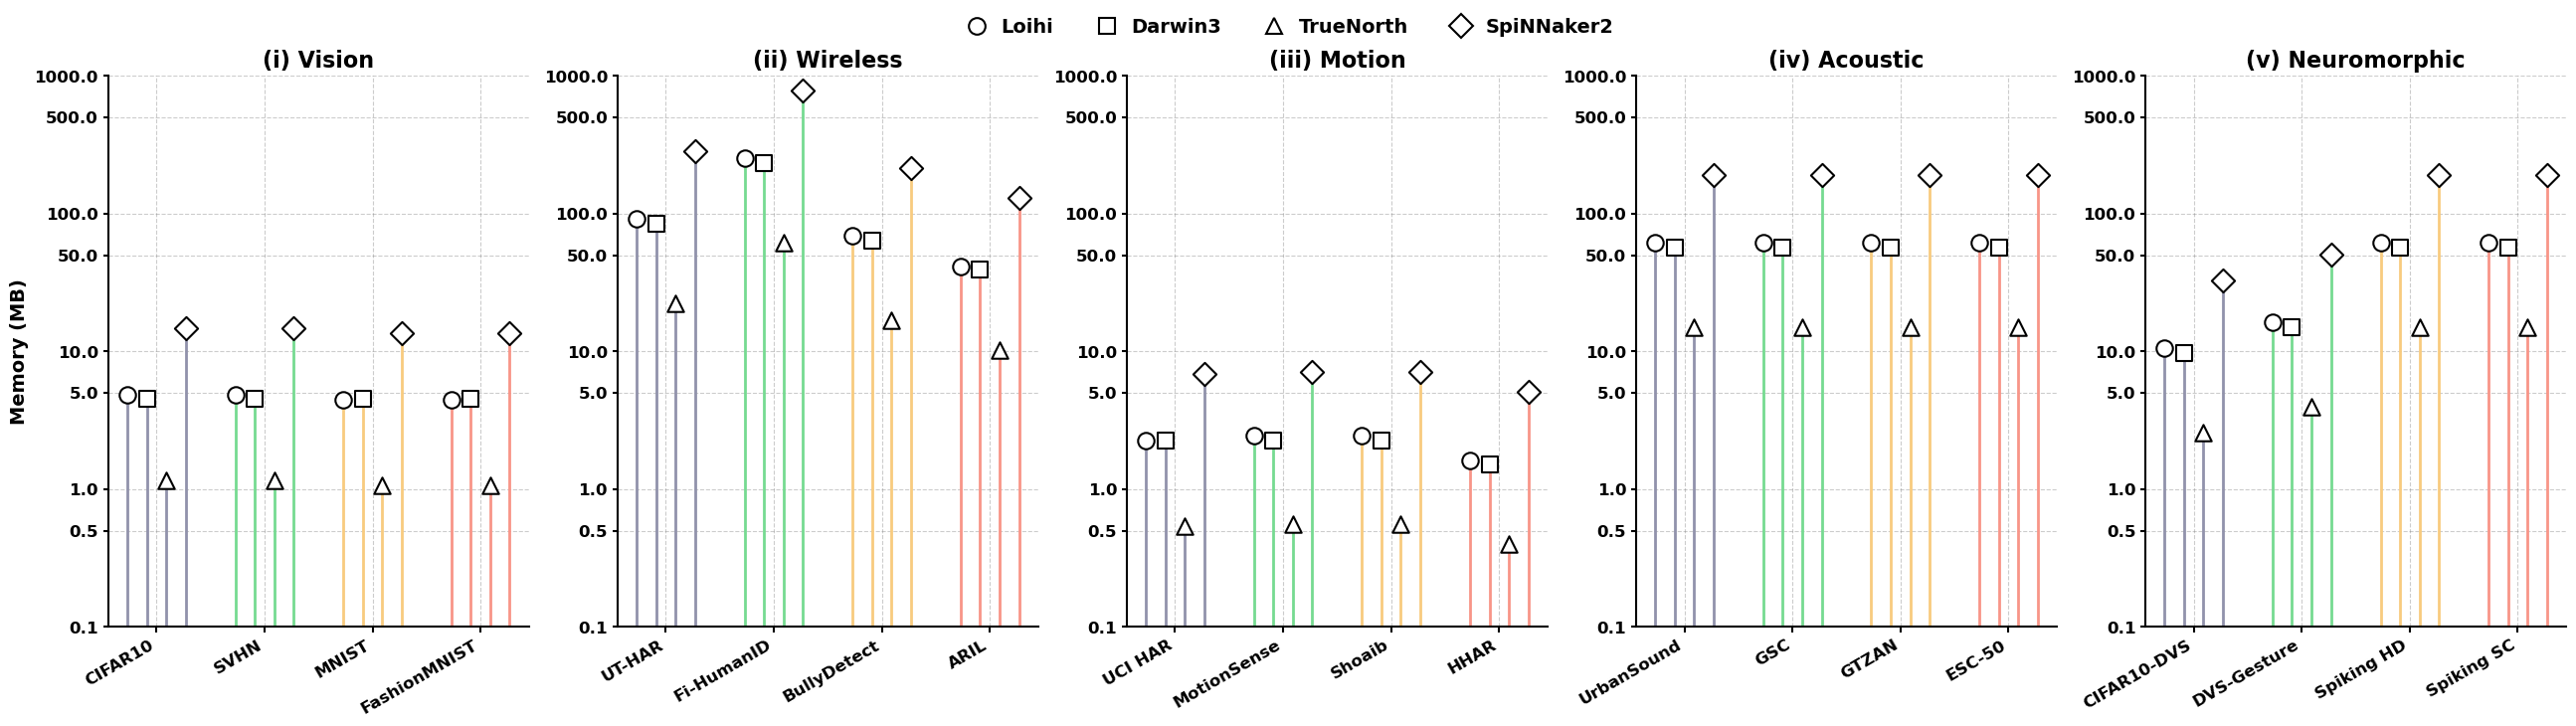
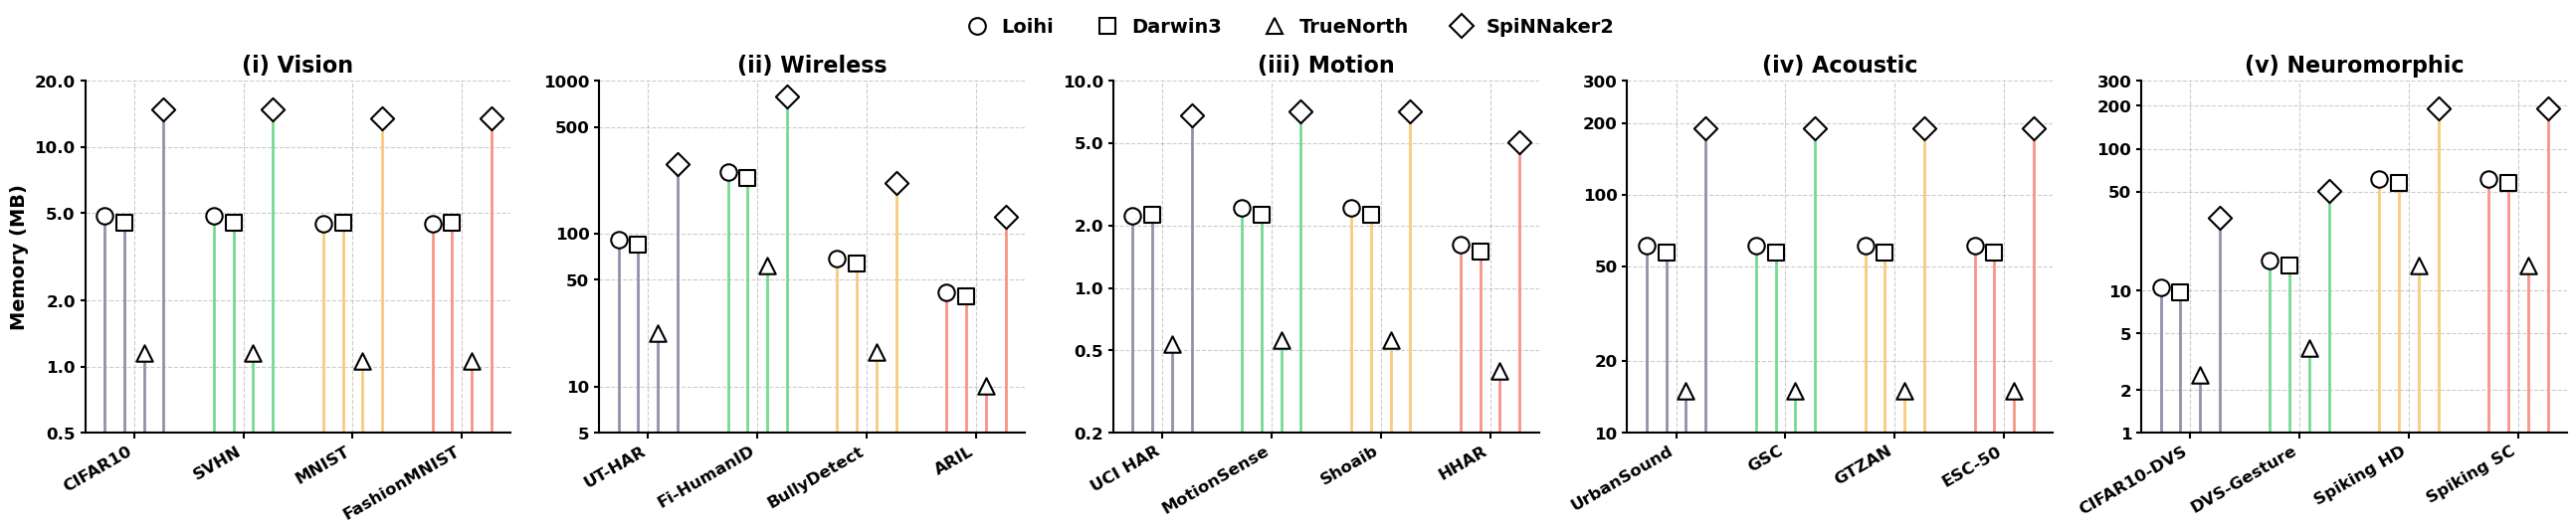
Unified diff of the notebook cell whose output changed from the first chart to the second:
--- before
+++ after
@@ -50,5 +50,29 @@
 modality_titles = ['(i) Vision', '(ii) Wireless', '(iii) Motion', '(iv) Acoustic', '(v) Neuromorphic']
 
-fig, axs = plt.subplots(1, 5, figsize=(26, 7))
+# 每个模态单独设置Y轴范围和刻度
+y_axis_config = {
+    "Vision": {
+        "ylim": (0.5, 20),
+        "yticks": [0.5, 1, 2, 5, 10, 20]
+    },
+    "Wireless": {
+        "ylim": (5, 1000),
+        "yticks": [5, 10, 50, 100, 500, 1000]
+    },
+    "Motion": {
+        "ylim": (0.2, 10),
+        "yticks": [0.2, 0.5, 1, 2, 5, 10]
+    },
+    "Acoustic": {
+        "ylim": (10, 300),
+        "yticks": [10, 20, 50, 100, 200, 300]
+    },
+    "Neuromorphic": {
+        "ylim": (1, 300),
+        "yticks": [1, 2, 5, 10, 50, 100, 200, 300]
+    }
+}
+
+fig, axs = plt.subplots(1, 5, figsize=(26, 5))
 
 bar_width = 0.18
@@ -72,4 +96,8 @@
     ax.set_title(modality_titles[col_idx], fontweight='bold', fontsize=16, color='black')
     
+    # 获取该模态的Y轴配置
+    config = y_axis_config[modality]
+    ymin = config["ylim"][0]
+    
     for dataset_idx, dataset in enumerate(datasets):
         values = data[modality][dataset]
@@ -81,5 +109,6 @@
             xpos = dataset_idx + offset
             
-            ax.vlines(xpos, ymin=0.1, ymax=val,
+            # 使用该模态的ymin
+            ax.vlines(xpos, ymin=ymin, ymax=val,
                       color=line_colors[dataset_idx],
                       linewidth=2,
@@ -100,8 +129,8 @@
                   top=False, bottom=True)
     
+    # 使用该模态专属的Y轴设置
     ax.set_yscale('log')
-    ax.set_ylim(0.1, 1000)
-    
-    ax.set_yticks([0.1, 0.5, 1, 5, 10, 50, 100, 500, 1000])
+    ax.set_ylim(config["ylim"])
+    ax.set_yticks(config["yticks"])
     ax.yaxis.set_major_formatter(ScalarFormatter())
     ax.ticklabel_format(style='plain', axis='y')
@@ -127,5 +156,5 @@
     handles=chip_legend_elements,
     loc='upper center', 
-    bbox_to_anchor=(0.5, 1.05), 
+    bbox_to_anchor=(0.5, 1.08),
     ncol=4, 
     handlelength=1.5,  

Commit: update all appendix content visualization